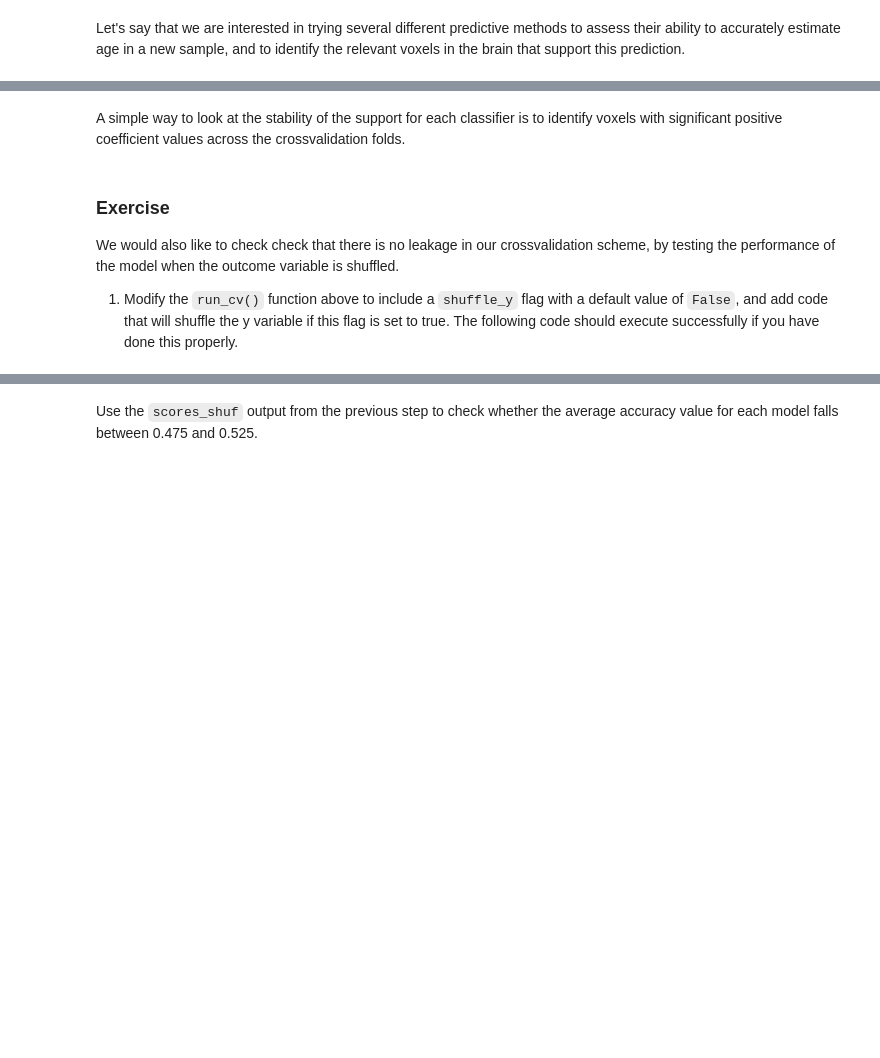
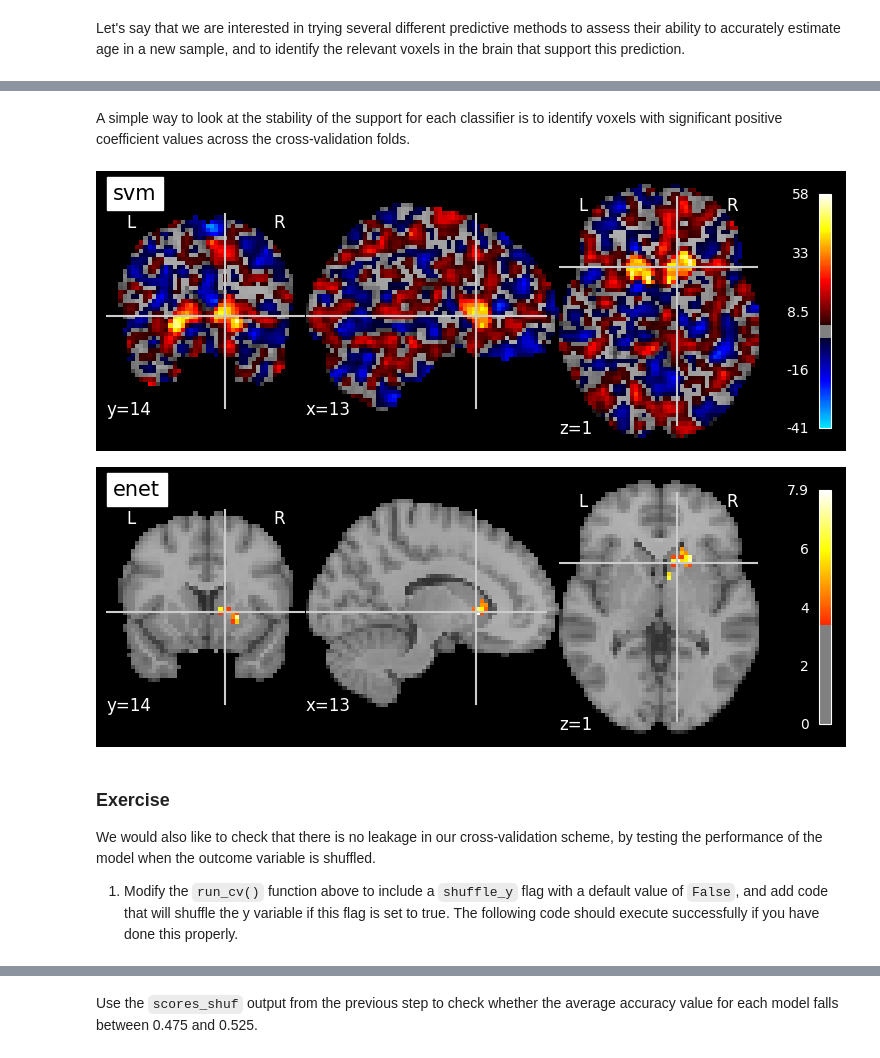
Before and after one commit to poldrack/reproducible-coding-workshop, a Jupyter notebook: notebooks/AnalyticValidation.ipynb, the cells around one changed output, grey strips where cells are left out. Cells and saved outputs as stored; diff of their text form; code cells hidden in the pictures; blank space fills up the shorter version.

```diff
--- a/notebooks/AnalyticValidation.ipynb
+++ b/notebooks/AnalyticValidation.ipynb
@@ -174,32 +210,38 @@ models = {
           'svm': LinearSVC(),
           'enet': SGDClassifier(penalty='elasticnet'),
          }
+param_grid = {
+    'svm': {
+        'C': [0.1, 0.5, 1, 10, 25, 50, 100, 500, 1000, 10000]
+    },
+    'enet': {
+        'alpha': np.arange(0.1, 0.9, 0.2),
+        'l1_ratio': np.arange(0.1, 0.95, 0.2)
+    },
+}
 
-param_grid = {}
-param_grid['enet'] = {'alpha': np.arange(0.1, 0.9, 0.2),
-              'l1_ratio': np.arange(0.1, 0.95, 0.2)}
-param_grid['svm'] = {"C": [0.1, 0.5, 1, 10, 25, 50, 100, 500, 1000, 10000]}
 
 def run_cv(simdata, diag, models, param_grid, seed=None, n_splits=20):
 
-    scores = {k: [] for k in models.keys()}
-    coefs = {k: [] for k in models.keys()}
-    best_params = {k: [] for k in models.keys()}
+    scores = defaultdict(list)
+    coefs = defaultdict(list)
+    best_params = defaultdict(list)
 
     y = diag.copy()
 
     rng = np.random.RandomState(seed)
 
     for model, clf in models.items():
-        print(f'running {model}')
+        print(f'Running {model}...')
         progbar = IntProgress(min=0, max=n_splits) # instantiate the bar
         display(progbar) # display the bar
 
 
-        for i in range(n_splits):
+        for _ in range(n_splits):
             progbar.value += 1
             X_train, X_test, y_train, y_test = train_test_split(
-                simdata, y, test_size=0.25, random_state=rng)
+                simdata, y, test_size=0.25, random_state=rng
+            )
             if model in param_grid:
                 gsh = HalvingGridSearchCV(
                     estimator=clf, param_grid=param_grid[model], factor=2, random_state=rng
@@ -210,11 +252,10 @@ def run_cv(simdata, diag, models, param_grid, seed=None, n_splits=20):
             clf.fit(X_train, y_train)
             y_pred = clf.predict(X_test)
             scores[model].append(balanced_accuracy_score(y_test, y_pred))
-            try:
-                coefs[model].append(clf.coef_)
-            except AttributeError:
-                ...
-        print(f'mean r-squared for {model}: {np.mean(scores[model])}\n')
-    return(coefs, scores, best_params)
+            coefs[model].append(clf.coef_)
+        mean_score = np.mean(scores[model])
+        print(f'Mean r-squared for {model}: {mean_score}\n')
+
+    return coefs, scores, best_params
 # %%
 coefs, scores, best_params = run_cv(simdata, diag, models, param_grid)
@@ -221,29 +269,32 @@ coefs, scores, best_params = run_cv(simdata, diag, models, param_grid)
 # %% [markdown]
-A simple way to look at the stability of the support for each classifier is to identify voxels with significant positive coefficient values across the crossvalidation folds.
+A simple way to look at the stability of the support for each classifier is to identify voxels with significant positive coefficient values across the cross-validation folds.
 # %%
 t_img = {}
 t = {}
 meancoef = {}
 
 for model, coeflist in coefs.items():
     if coeflist == []:
         print('no coefs for', model)
         continue
     meancoef[model] = np.mean(coeflist, axis=0)
     stderr = np.std(coeflist, axis=0, ddof=1) / np.sqrt(len(coeflist))
     t[model] = np.nan_to_num(meancoef[model] / stderr)
     t_img[model] = masker.inverse_transform(t[model])
-    t_img_thresh, threshold = threshold_stats_img(t_img[model],
-                                       height_control='fdr', alpha=.01,
-                                       cluster_threshold=20)
+    t_img_thresh, threshold = threshold_stats_img(
+        t_img[model], height_control='fdr', alpha=.01, cluster_threshold=20
+    )
     # t_img[model].to_filename(f'{model}_tstat.nii.gz')
     nilearn.plotting.plot_stat_map(t_img_thresh, bg_img=mnitemplate,
                                    cut_coords=cut_coords, threshold=threshold,
                                    title=model, symmetric_cbar=False)
+# %% [output]
+[figure, added]
+[figure, added]
 # %% [markdown]
 ### Exercise
 
-We would also like to check check that there is no leakage in our crossvalidation scheme, by testing the performance of the model when the outcome variable is shuffled.
+We would also like to check that there is no leakage in our cross-validation scheme, by testing the performance of the model when the outcome variable is shuffled.
 
 1. Modify the `run_cv()` function above to include a `shuffle_y` flag with a default value of `False`, and add code that will shuffle the y variable if this flag is set to true.  The following code should execute successfully if you have done this properly.
 # %%
```
Also changed, not shown: parts of 18 cells of this notebook.
